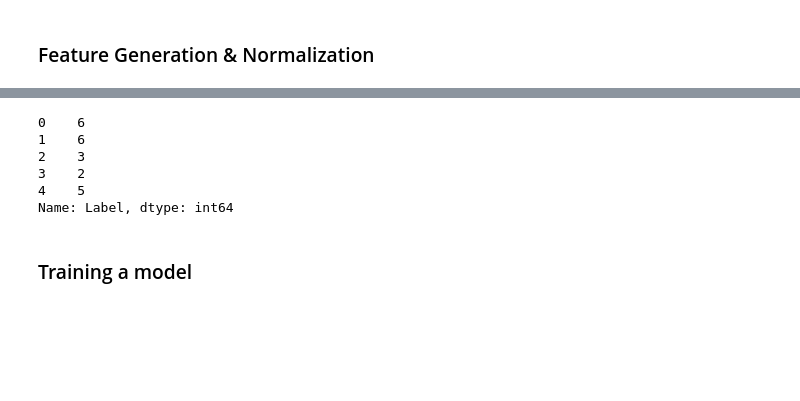
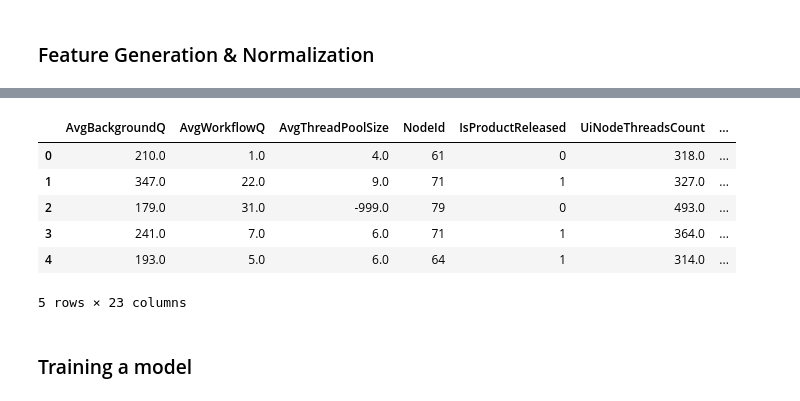
Before and after one commit to sachinb4u/code-a-thon-2018, a Jupyter notebook: DataPreparation.ipynb, the cells around one changed output, grey strips where cells are left out. Cells and saved outputs as stored; diff of their text form; code cells hidden in the pictures; blank space fills up the shorter version.

```diff
--- a/DataPreparation.ipynb
+++ b/DataPreparation.ipynb
@@ -239,18 +239,18 @@ See the caveats in the documentation: http://pandas.pydata.org/pandas-docs/stabl
 # %%
 features = df.columns.drop(['Label', 'Date'])
 
 X = df[features]
 y = df['Label']
 
 X.head()
-y.head()
 # %% [output]
+|  | AvgBackgroundQ | AvgWorkflowQ | AvgThreadPoolSize | NodeId | IsProductReleased | UiNodeThreadsCount | ... |
+| 0 | 210.0 | 1.0 | 4.0 | 61 | 0 | 318.0 | ... |
+| 1 | 347.0 | 22.0 | 9.0 | 71 | 1 | 327.0 | ... |
+| 2 | 179.0 | 31.0 | -999.0 | 79 | 0 | 493.0 | ... |
+| 3 | 241.0 | 7.0 | 6.0 | 71 | 1 | 364.0 | ... |
+| 4 | 193.0 | 5.0 | 6.0 | 64 | 1 | 314.0 | ... |
-0    6
-1    6
-2    3
-3    2
-4    5
-Name: Label, dtype: int64
+5 rows × 23 columns
 # %% [markdown]
 ### Training a model
 # %%
```
Also changed, not shown: parts of 4 cells of this notebook, 4 other files.
